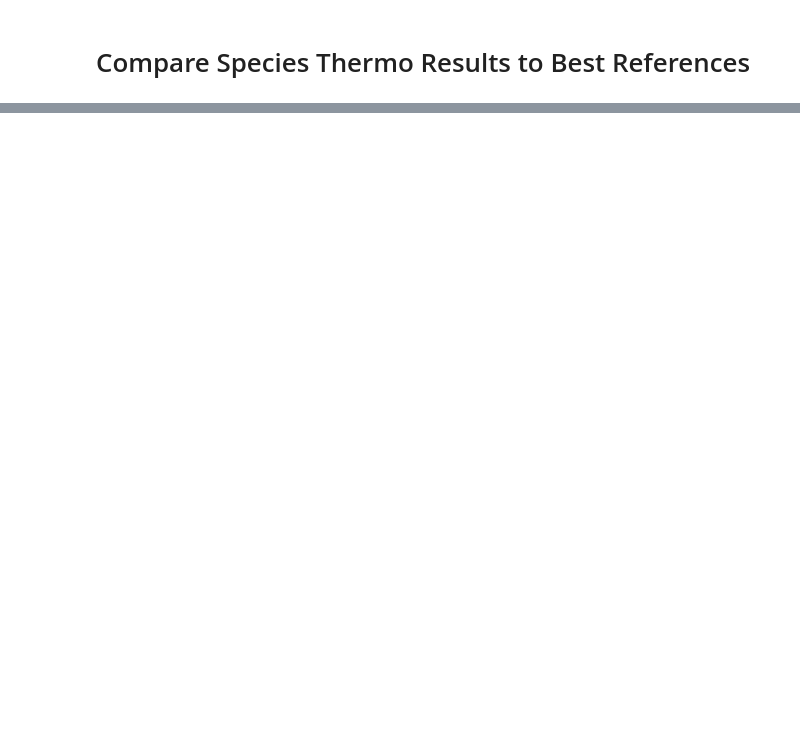
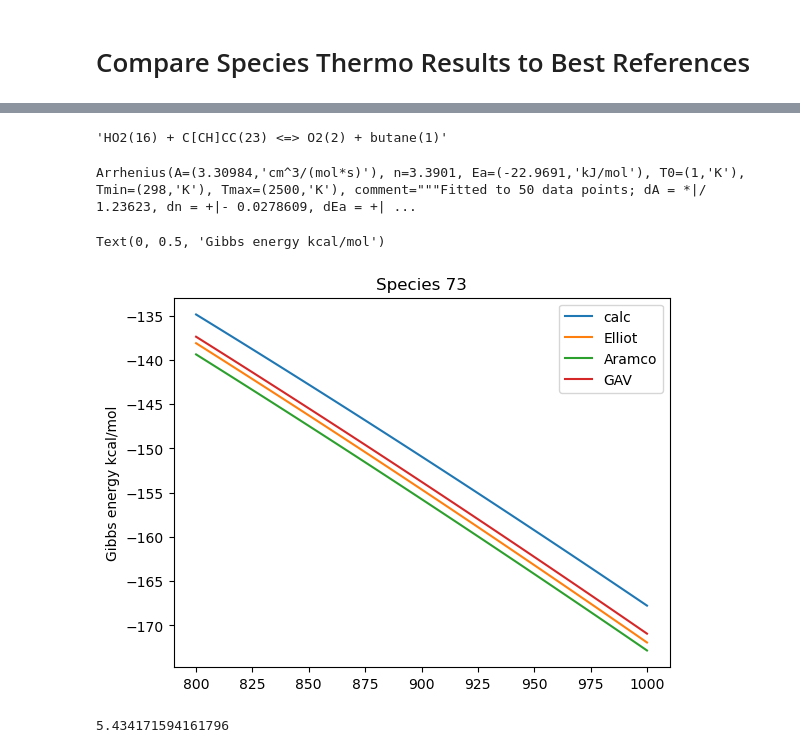
Before and after one commit to comocheng/autoscience_workflow, a Jupyter notebook: dft/progress_report.ipynb, the cells around one changed output, grey strips where cells are left out. Drawn from its saved outputs; the diff is of its cells as text; code cells hidden in the pictures; blank space fills up the shorter version.

```diff
--- a/dft/progress_report.ipynb
+++ b/dft/progress_report.ipynb
@@ -304,2 +456,53 @@ SPECIES 60 DIFFERS FROM GAV!!!
+# %%
+ke.label
+# %% [output]
+'HO2(16) + C[CH]CC(23) <=> O2(2) + butane(1)'
+# %%
+e.data
+# %% [output]
+Arrhenius(A=(3.30984,'cm^3/(mol*s)'), n=3.3901, Ea=(-22.9691,'kJ/mol'), T0=(1,'K'), Tmin=(298,'K'), Tmax=(2500,'K'), comment="""Fitted to 50 data points; dA = *|/ 1.23623, dn = +|- 0.0278609, dEa = +| ...
+# %%
+# Check on the Eliot thermo
+# aNBT1O2H-3O2  #73
+sp_73_entry = """aNBT1O2H-3O2            C   4H   9O   4     G     200.0    3000.0  1000.0      1
+ 1.39835569E+01 3.75477941E-02-1.93260905E-05 4.78659185E-09-4.63531574E-13    2
+-2.49626475E+04-3.69803036E+01 9.34257949E+00 3.20409232E-02 3.44070209E-05    3
+-7.00254165E-08 3.07632136E-11-2.30216188E+04-9.15060250E+00                   4"""
+
+species, sp_73_elliot_thermo, formula = rmgpy.chemkin.read_thermo_entry(sp_73_entry)
+
+sp_73_calc_thermo = [e.data for e in entries if e.index == 73][0]
+
+ref73 = database_fun.index2species(73)
+
+aramco_73_thermo = species_listA[get_i_thing(ref73, species_listA)]
+GAV_73_thermo = database.thermo.get_thermo_data(ref73)
+
+Ts = np.linspace(800, 1000, 101)
+# Ts = np.linspace(300, 800, 101)
+Gs = np.zeros_like(Ts)
+Gs_elliot = np.zeros_like(Ts)
+Gs_GAV = np.zeros_like(Ts)
+Gs_aramco = np.zeros_like(Ts)
+for j in range(len(Ts)):
+    Gs[j] = sp_73_calc_thermo.get_free_energy(Ts[j]) / 4184  # kcal/mol
+    Gs_elliot[j] = sp_73_elliot_thermo.get_free_energy(Ts[j]) / 4184
+    Gs_aramco[j] = aramco_73_thermo.get_free_energy(Ts[j]) / 4184
+    Gs_GAV[j] = GAV_73_thermo.get_free_energy(Ts[j]) / 4184
+
+plt.plot(Ts, Gs, label='calc')
+plt.plot(Ts, Gs_elliot, label='Elliot')
+plt.plot(Ts, Gs_aramco, label='Aramco')
+plt.plot(Ts, Gs_GAV, label='GAV')
+plt.legend()
+plt.title('Species 73')
+plt.ylabel('Gibbs energy kcal/mol')
+# %% [output]
+Text(0, 0.5, 'Gibbs energy kcal/mol')
+[figure, added]
+# %%
+np.max(np.abs(Gs_elliot - Gs))
+# %% [output]
+5.434171594161796
 # %%
 # %% [output]
```
Also changed, not shown: parts of 17 cells of this notebook, 4 other files.
